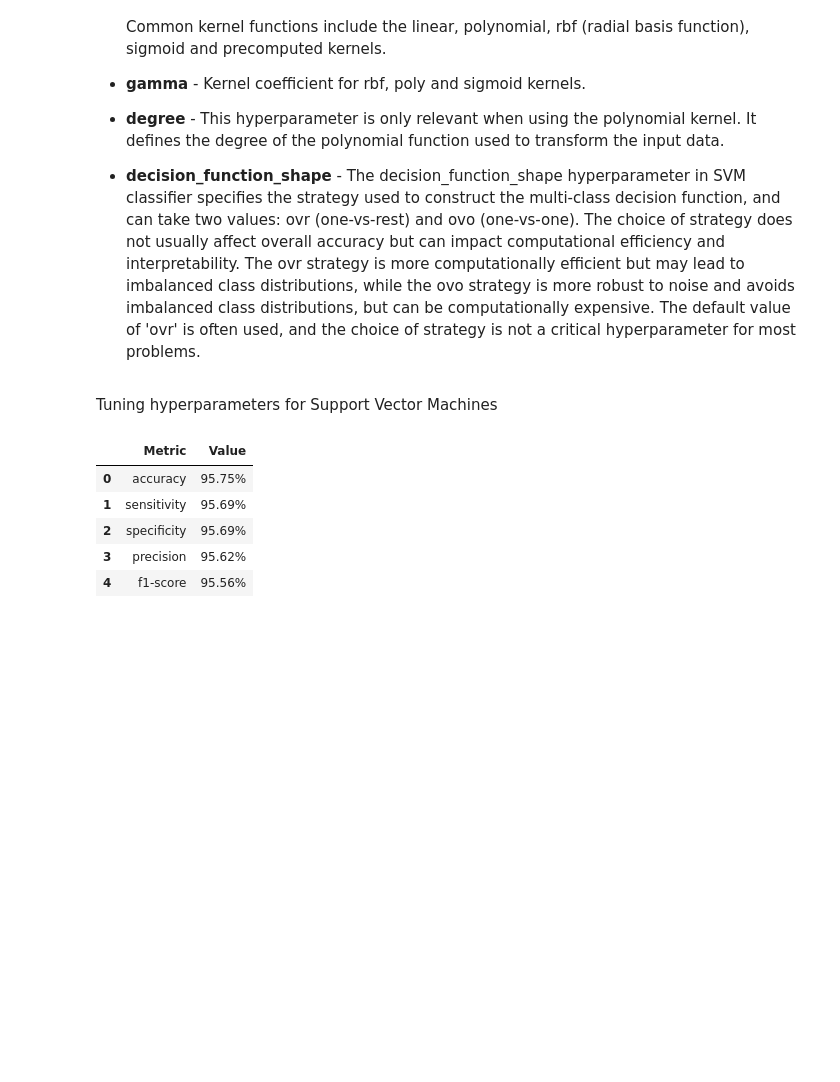
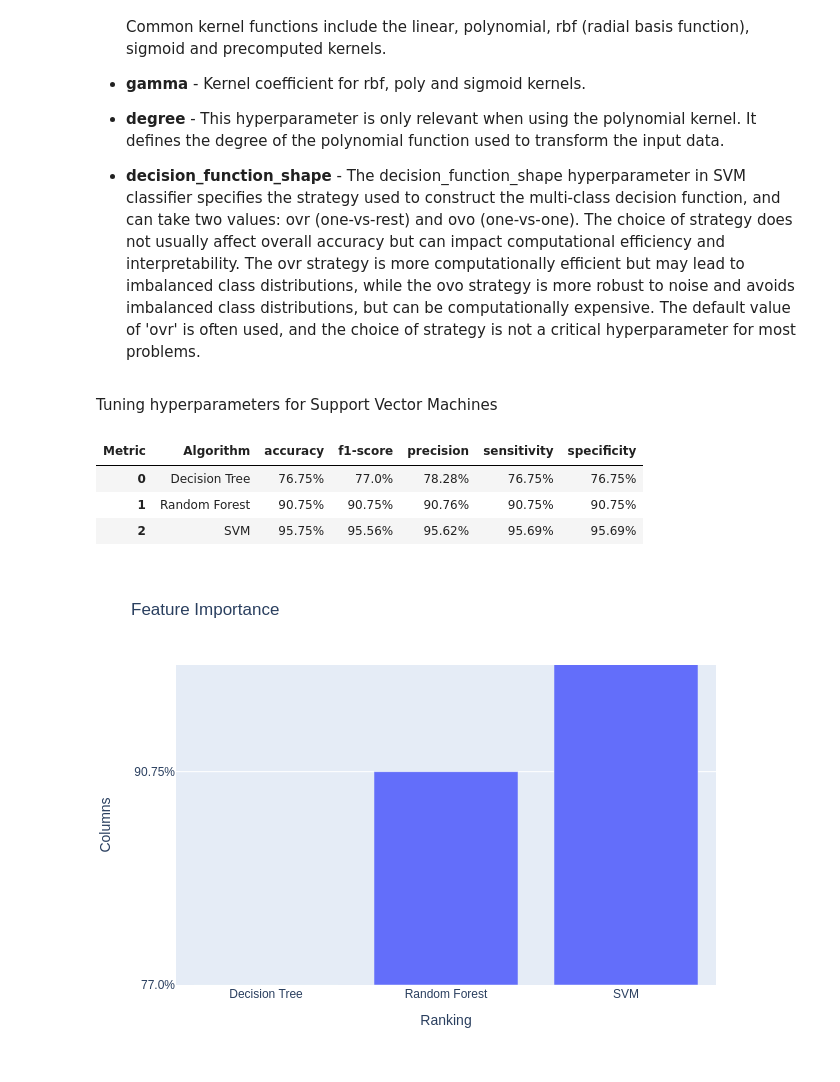
Before and after one commit to TatKhachatryan/Classification-Project, a Jupyter notebook: Mobile_Price_Classification.ipynb, the cells around one changed output. Drawn from its saved outputs; the diff is of its cells as text; code cells hidden in the pictures; blank space fills up the shorter version.

```diff
--- a/Mobile_Price_Classification.ipynb
+++ b/Mobile_Price_Classification.ipynb
@@ -249,0 +451,13 @@ plt.show()
+# %%
+# Generate classification report for training set
+y_pred_train = rf_classifier.predict(X_train)
+print("\n\t  Classification report for training set")
+print("-"*55)
+print(classification_report(y_train, y_pred_train))
+
+# Generate classification report for test set
+y_pred = rf_classifier.predict(X_test)
+print("\n\t   Classification report for test set")
+print("-"*55)
+print(classification_report(y_test, y_pred))
+print('\n')
@@ -250,3 +482,6 @@ plt.show()
+# %%
+random_forest_results = metric_results(y_test, y_pred)
+random_forest_results['Algorithm'] = 'Random Forest'
 # %% [markdown]
 # Models. Support Vector Machine (SVM)
 # %%
@@ -340,12 +543,26 @@ Tuning hyperparameters for Support Vector Machines
 linear = svm.SVC(kernel='linear', C=50, decision_function_shape='ovo').fit(X_train, y_train)
 # %%
 linear_pred = linear.predict(X_test)
-# %%
-metric_results(y_test, linear_pred)
-# %% [output]
-|  | Metric | Value |
-| 0 | accuracy | 95.75% |
-| 1 | sensitivity | 95.69% |
-| 2 | specificity | 95.69% |
-| 3 | precision | 95.62% |
-| 4 | f1-score | 95.56% |
+# %%
+svm_results = metric_results(y_test, linear_pred)
+svm_results['Algorithm'] = 'SVM'
+# %%
+results = pd.concat([dt_result, random_forest_results, svm_results])
+results = results.set_index(['Algorithm', 'Metric'])['Value'].unstack().reset_index()
+results
+# %% [output]
+| Metric | Algorithm | accuracy | f1-score | precision | sensitivity | specificity |
+| 0 | Decision Tree | 76.75% | 77.0% | 78.28% | 76.75% | 76.75% |
+| 1 | Random Forest | 90.75% | 90.75% | 90.76% | 90.75% | 90.75% |
+| 2 | SVM | 95.75% | 95.56% | 95.62% | 95.69% | 95.69% |
+# %%
+import plotly.graph_objects as go
+# fig = px.bar(x=results['Algorithm'], y=results['f1-score'], orientation='h', layout_yaxis_range=[0,100])
+fig = go.Figure(data=go.Bar(x=results['Algorithm'], y=results['f1-score'],), layout_yaxis_range=[-0,1.5])
+
+fig.update_layout(title='Feature Importance',
+                  xaxis_title="Ranking",
+                  yaxis_title="Columns",)
+fig.show(renderer="png")
+# %% [output]
+[figure, added]
```
Also changed, not shown: parts of 31 cells of this notebook.
